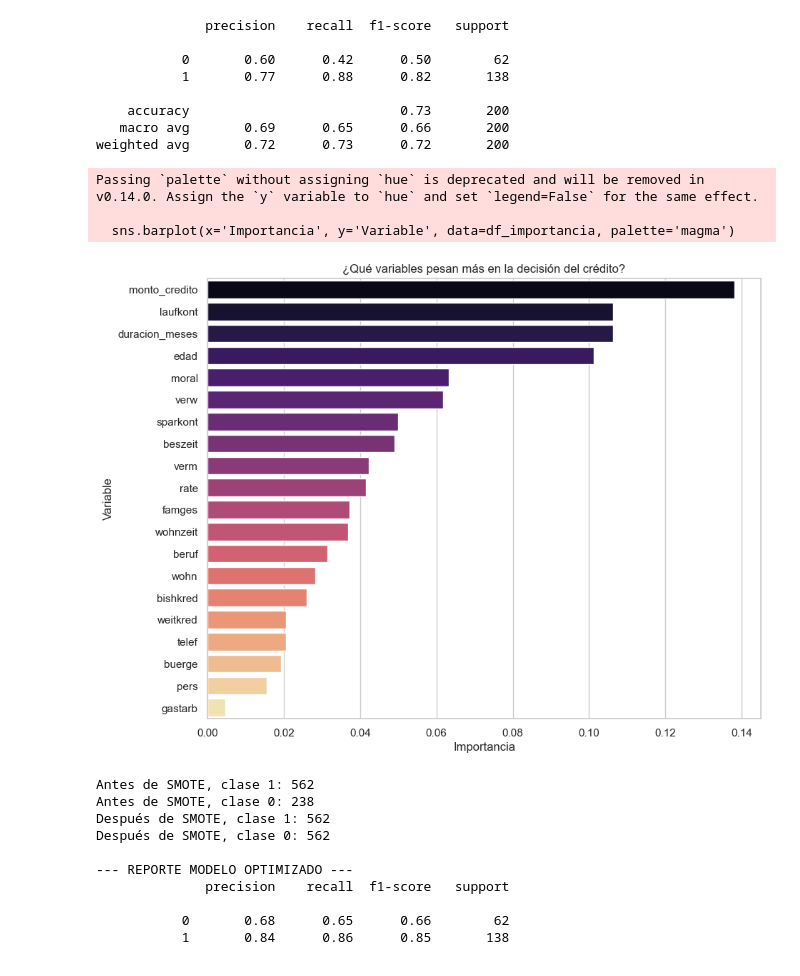
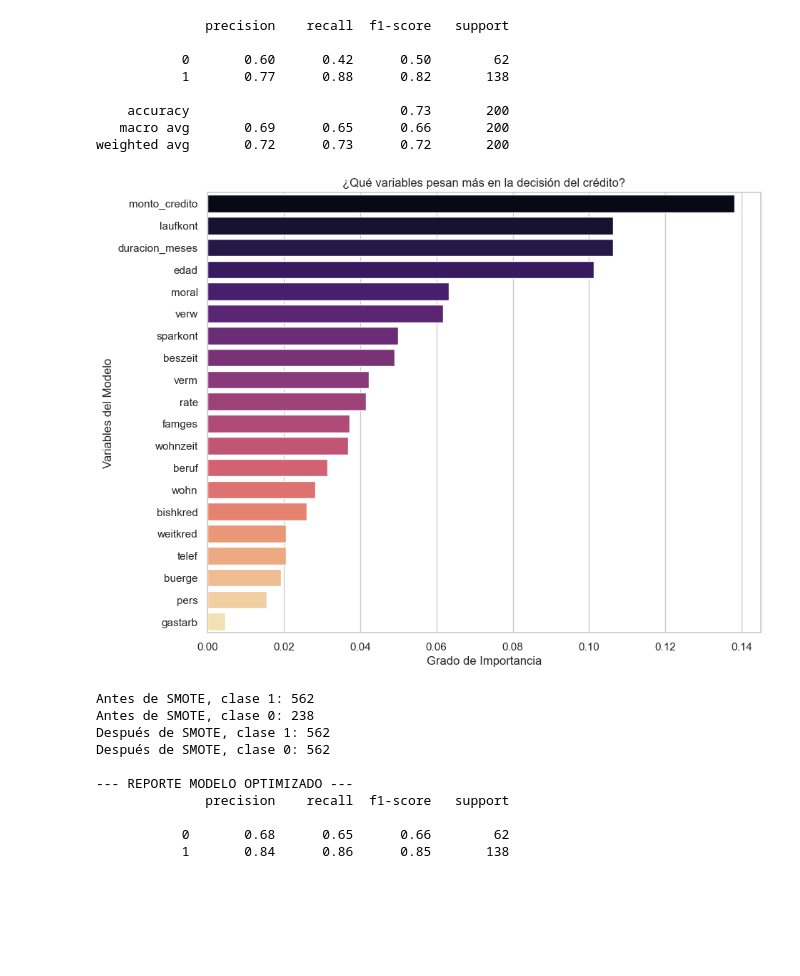
Before and after one commit to julioastro2/proyecto_riesgo_bancario, a Jupyter notebook: notebooks/01_analisis_exploratorio.ipynb, the cells around one changed output. Cells and saved outputs as stored; diff of their text form; code cells hidden in the pictures; blank space fills up the shorter version.

```diff
--- a/notebooks/01_analisis_exploratorio.ipynb
+++ b/notebooks/01_analisis_exploratorio.ipynb
@@ -242,24 +232,17 @@ print(classification_report(y_test, predicciones))
    macro avg       0.69      0.65      0.66       200
 weighted avg       0.72      0.73      0.72       200
 # %%
-# Extraemos la importancia de las variables
-importancias = modelo_bancario.feature_importances_
-columnas = X.columns
+plt.figure(figsize=(10, 8))
 
-# Lo convertimos a un DataFrame para graficarlo mejor
-df_importancia = pd.DataFrame({'Variable': columnas, 'Importancia': importancias})
-df_importancia = df_importancia.sort_values(by='Importancia', ascending=False)
+# Corregimos el aviso: asignamos 'Variable' (que está en el eje y) a 'hue'
+sns.barplot(x='Importancia', y='Variable', data=df_importancia, hue='Variable', palette='magma', legend=False)
 
-# Graficamos
-plt.figure(figsize=(10, 8))
-sns.barplot(x='Importancia', y='Variable', data=df_importancia, palette='magma')
 plt.title('¿Qué variables pesan más en la decisión del crédito?')
+plt.xlabel('Grado de Importancia')
+plt.ylabel('Variables del Modelo')
 plt.show()
 # %% [output]
-Passing `palette` without assigning `hue` is deprecated and will be removed in v0.14.0. Assign the `y` variable to `hue` and set `legend=False` for the same effect.
-
-  sns.barplot(x='Importancia', y='Variable', data=df_importancia, palette='magma')
-[figure, old version]
+[figure, new version]
 # %%
 from imblearn.over_sampling import SMOTE
 
```
Also changed, not shown: parts of 4 cells of this notebook.
